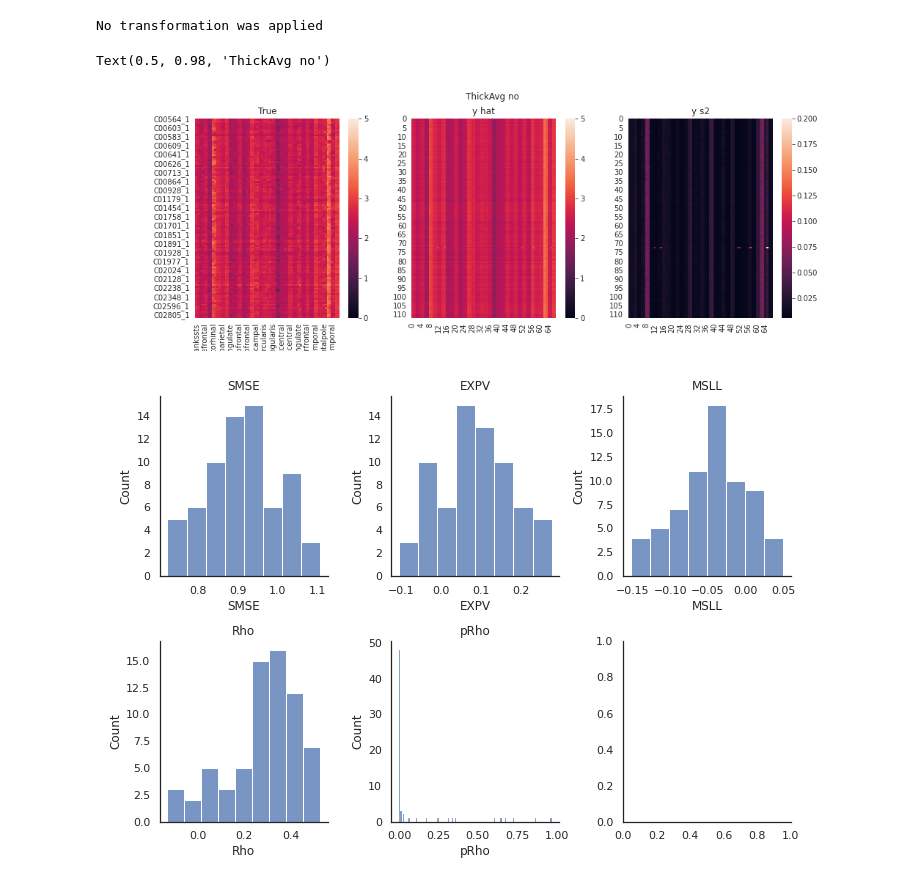
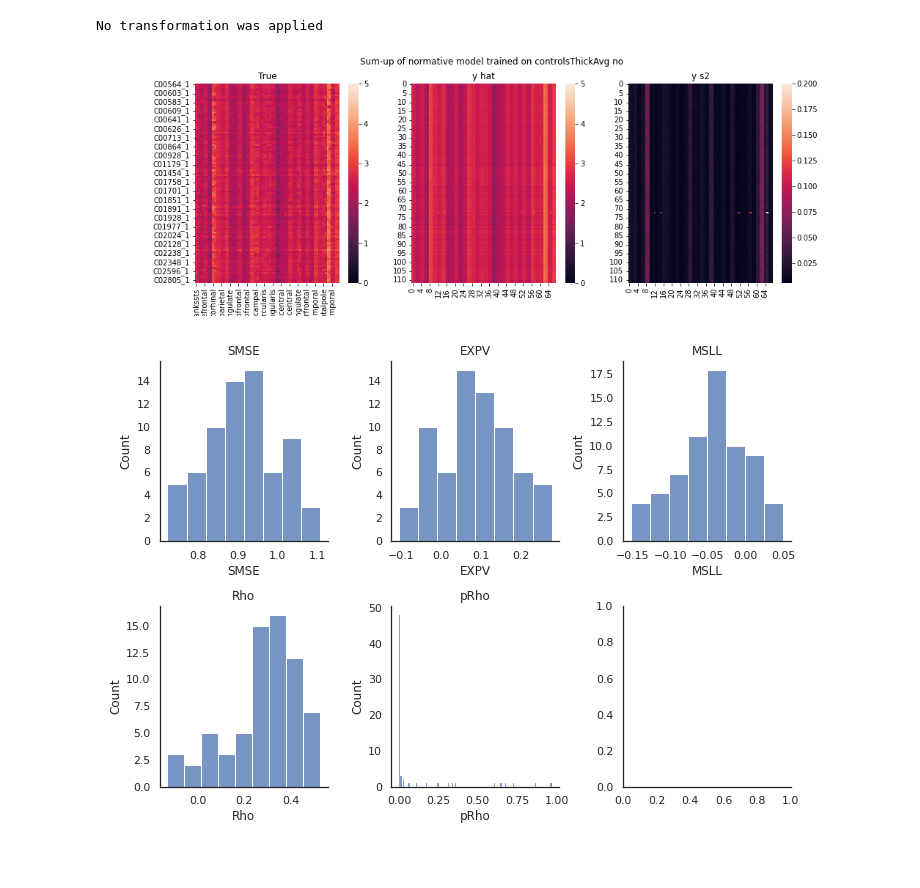
Before and after one commit to bbuckova/ESO_normative, a Jupyter notebook: GPR_modelling.ipynb, the cells around one changed output. Cells and saved outputs as stored; diff of their text form; code cells hidden in the pictures.

```diff
--- a/GPR_modelling.ipynb
+++ b/GPR_modelling.ipynb
@@ -55,20 +59,21 @@ if not os.path.isfile(os.path.join(nm_dir,'Z_estimate.txt')):
 # %%
 yhat = pd.read_csv(os.path.join(nm_dir,'yhat_estimate.txt'), sep=' ', header=None)
 ys2 = pd.read_csv(os.path.join(nm_dir,'ys2_estimate.txt'), sep=' ', header=None)
 
 rtop = np.ceil(np.max([feat_norm.max().max(),yhat.max().max()]))
 
 fig, axes = plt.subplots(1,3,figsize=(15, 5))
 sns.heatmap(data=feat_norm, ax=axes[0], cbar=True, cmap='rocket', vmin=0, vmax=rtop)
 axes[0].set_title('True')
 sns.heatmap(data=yhat, ax=axes[1], cbar=True, cmap='rocket', vmin=0, vmax=rtop)
 axes[1].set_title('y hat')
 sns.heatmap(data=ys2, ax=axes[2], cbar=True, cmap='rocket')
 axes[2].set_title('y s2')
-fig.suptitle(fs_var + ' ' + transformation)
+fig.suptitle('Sum-up of normative model trained on controls'+fs_var + ' ' + transformation)
+
+#fig.savefig(os.path.join(images_dir, ('02_heat_controls' + fs_var + '_'+transformation+'.png')))
 # %% [output]
-Text(0.5, 0.98, 'ThickAvg no')
-[figure, old version]
+[figure, new version]
 # %%
 # Load and plot quality measures
 nmeasures = plot_quality(nm_dir)
```
Also changed, not shown: parts of 22 cells of this notebook.
